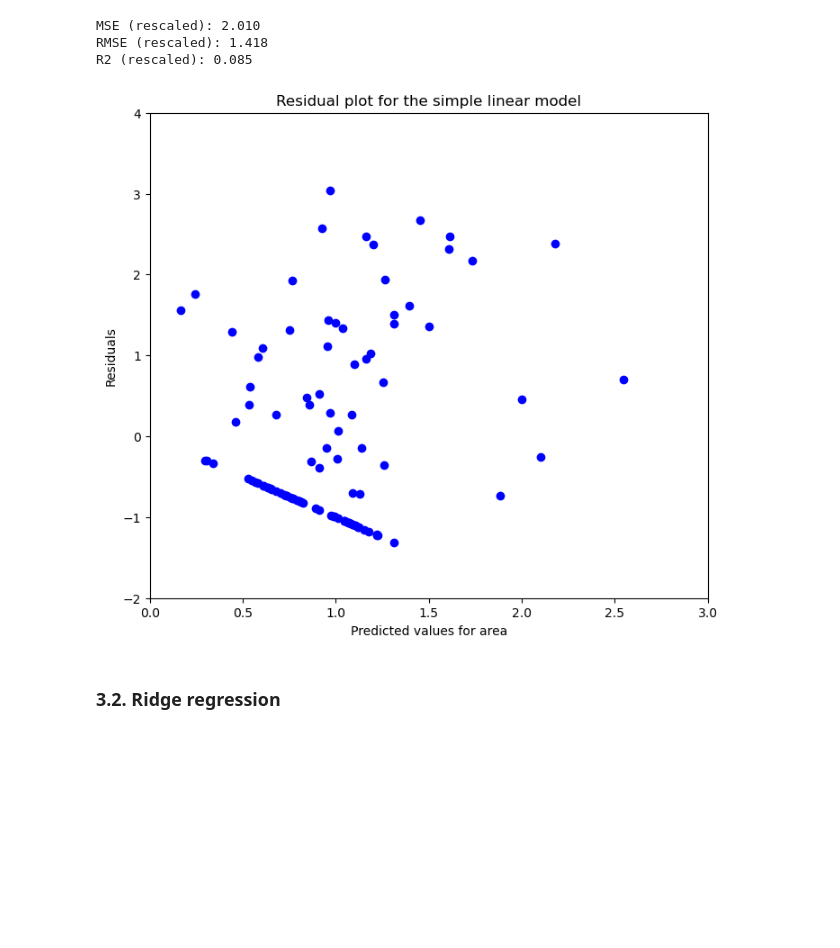
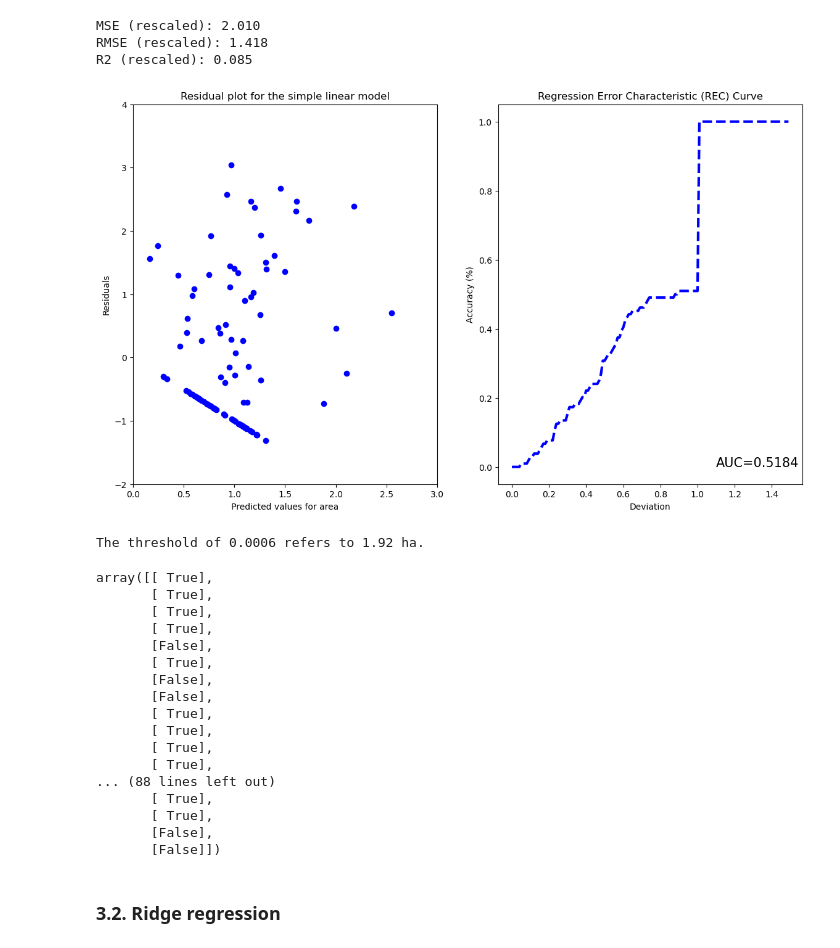
Before and after one commit to laurasck14/MLI2024, a Jupyter notebook: ml_LS.ipynb, the cells around one changed output. Saved outputs shown, nothing was run; the diff lists cells and outputs as text; code cells hidden in the pictures; blank space fills up the shorter version.

Commit message:
have to finish simple regression

```diff
--- a/ml_LS.ipynb
+++ b/ml_LS.ipynb
@@ -249,17 +280,53 @@ R2 (rescaled): 0.085
+# %%
+# Residuals
+residuals_linear = y_test_rescale - y_pred_rescale
+
+# REC curve using function
+deviation, accuracy, AUC = REC(y_test_rescale , y_pred_rescale)
 # %%
-# Residuals and accuracy
-residuals_linear = y_test_rescale - y_pred_rescale
-plt.figure(figsize=(8, 7))
+plt.figure(figsize=(14, 8))
+plt.subplot(1, 2, 1)
 plt.scatter(y_pred_rescale, residuals_linear, color='blue')
-#plt.hlines(y=0, xmin=y_test_rescale.min(), xmax=y_test_rescale.max(), colors='red')
 plt.ylim([-2, 4])
 plt.xlim([0, 3])
 plt.title('Residual plot for the simple linear model')
 plt.xlabel('Predicted values for area')
 plt.ylabel('Residuals')
+
+plt.subplot(1, 2, 2)
+plt.plot(deviation, accuracy, '--b', lw=3)
+plt.title('Regression Error Characteristic (REC) Curve')
+plt.xlabel('Deviation')
+plt.ylabel('Accuracy (%)')
+plt.text(1.1, 0, "AUC=%0.4f" %AUC, fontsize=15 )
 plt.show()
 # %% [output]
-[figure, old version]
+[figure, new version]
+# %%
+threshold_unit = math.exp(0.0006 * (max(fires_area) - min(fires_area) + min(fires_area)))
+print("The threshold of 0.0006 refers to",round(threshold_unit,2), "ha.\n")
+
+correct = residuals_linear < 0.0001
+correct
+# %% [output]
+The threshold of 0.0006 refers to 1.92 ha.
+array([[ True],
+       [ True],
+       [ True],
+       [ True],
+       [False],
+       [ True],
+       [False],
+       [False],
+       [ True],
+       [ True],
+       [ True],
+       [ True],
+... (88 lines left out)
+       [ True],
+       [ True],
+       [False],
+       [False]])
 # %% [markdown]
 ### 3.2. Ridge regression
 # %%
```
Also changed, not shown: parts of 7 cells of this notebook.
